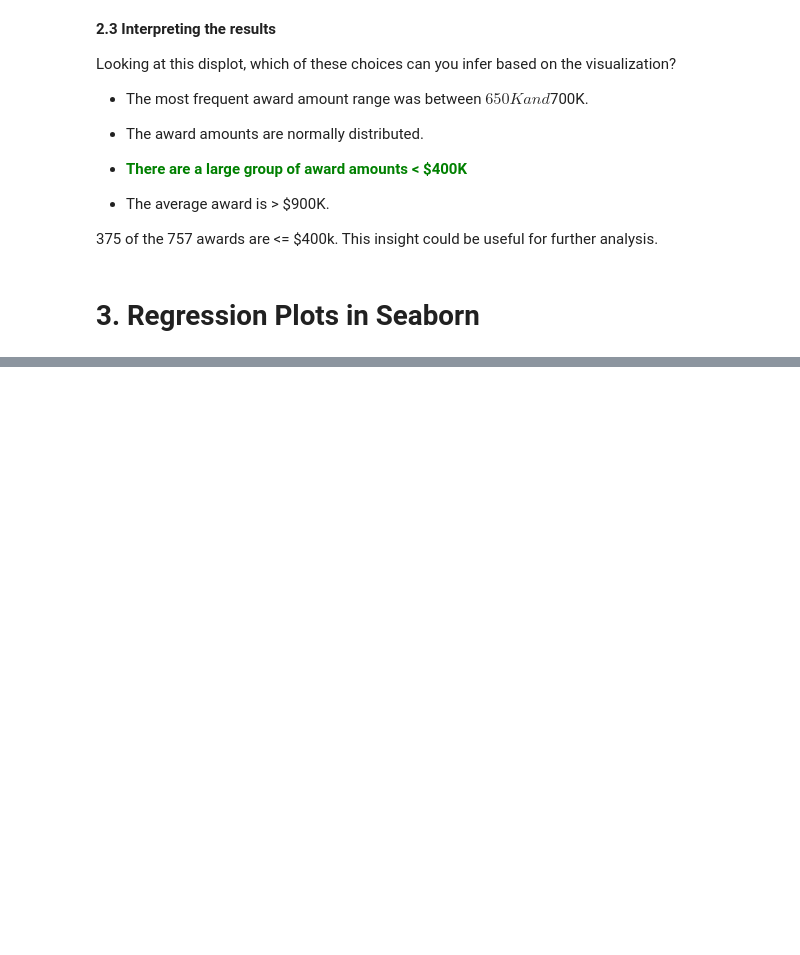
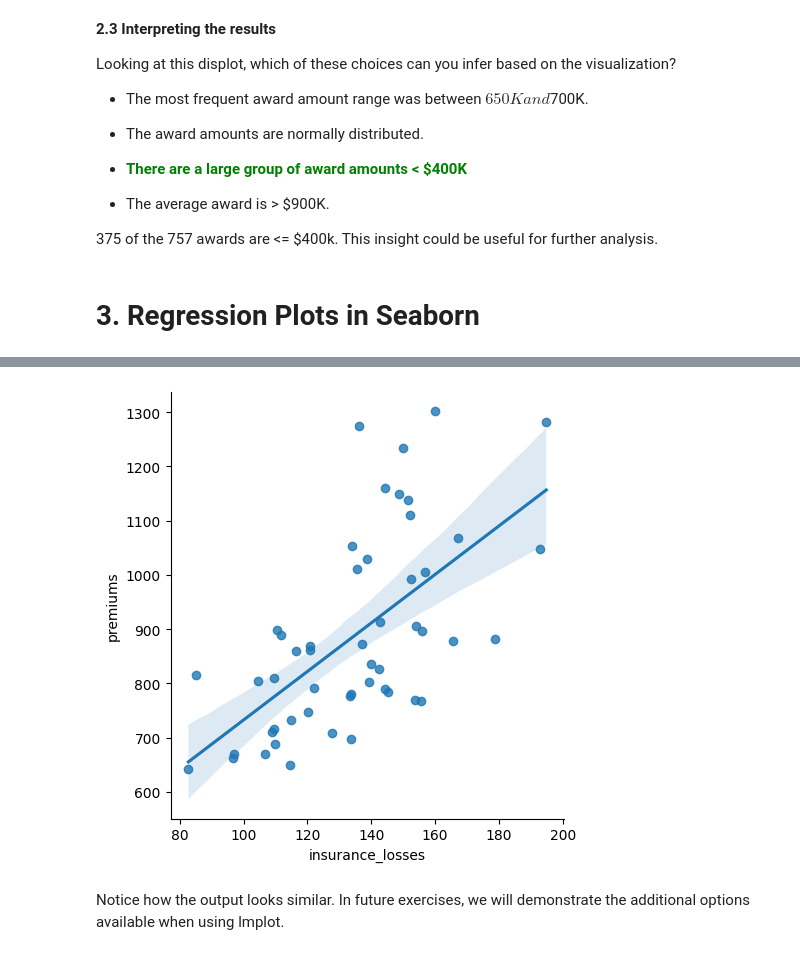
Before and after one commit to yazanhannun/Intermediate-Data-Visualization-with-Seaborn, a Jupyter notebook: 1_Introduction_to_Seaborn.ipynb, the cells around one changed output, grey strips where cells are left out. Saved outputs shown, nothing was run; the diff lists cells and outputs as text; code cells hidden in the pictures; blank space fills up the shorter version.

```diff
--- a/1_Introduction_to_Seaborn.ipynb
+++ b/1_Introduction_to_Seaborn.ipynb
@@ -114,0 +136,12 @@ Looking at this displot, which of these choices can you infer based on the visua
+# %%
+# Create an lmplot of premiums vs. insurance_losses
+sns.lmplot(data=df,
+           x="insurance_losses",
+           y="premiums")
+
+# Display the second plot
+plt.show()
+# %% [output]
+[figure, added]
+# %% [markdown]
+Notice how the output looks similar. In future exercises, we will demonstrate the additional options available when using lmplot.
```
Also changed, not shown: parts of 3 cells of this notebook.
